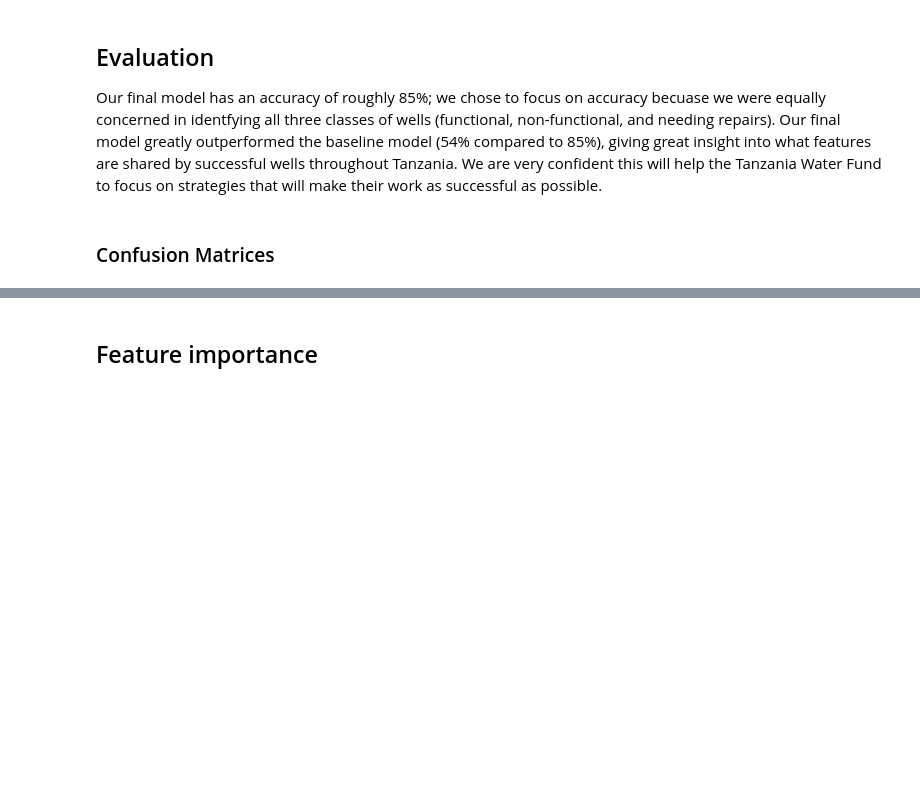
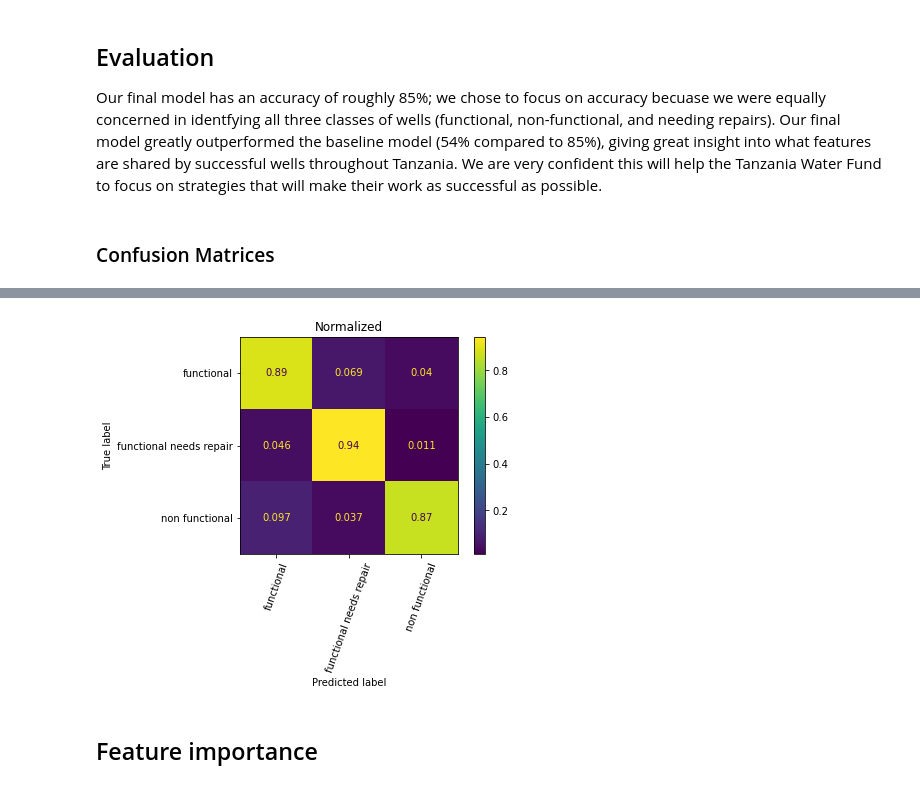
Before and after one commit to RaulCTorres/Tanzanian_Water_Wells, a Jupyter notebook: Tanzanian Water Wells Analysis.ipynb, the cells around one changed output, grey strips where cells are left out. Cells and saved outputs as stored; diff of their text form; code cells hidden in the pictures; blank space fills up the shorter version.

```diff
--- a/Tanzanian Water Wells Analysis.ipynb
+++ b/Tanzanian Water Wells Analysis.ipynb
@@ -1193,10 +1355,12 @@ cmx.ax_.set_title('Matrix without Normalization');
 # %%
-cmx2 = plot_confusion_matrix(Best_model, X_train_resample, y_train_resample,
+cmx2 = plot_confusion_matrix(best_model, X_train_resample, y_train_resample,
                             display_labels=encoder.classes_,
                                    normalize='true',
                                    xticks_rotation=70)
 cmx2.ax_.set_title('Normalized');
 #plt.savefig("./Confusion-matrix-not-transparent.png", bbox_inches="tight", transparent=False, dpi=600);
+# %% [output]
+[figure, added]
 # %% [markdown]
 ## Feature importance
 # %%
```
Also changed, not shown: parts of 51 cells of this notebook.
